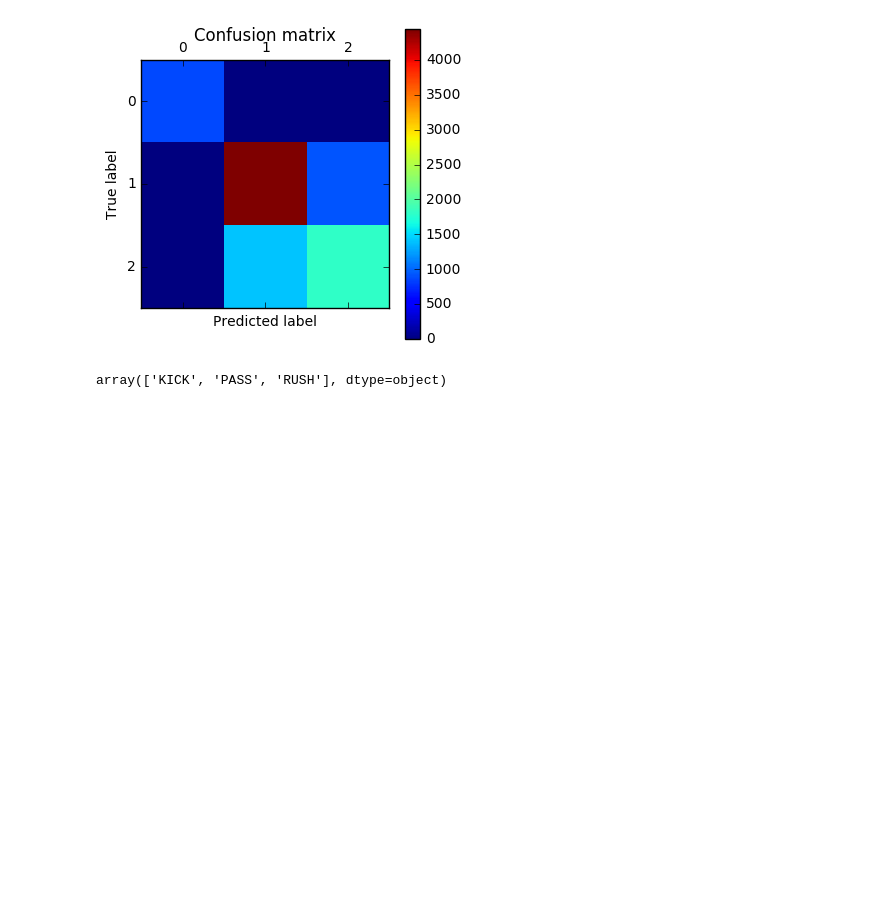
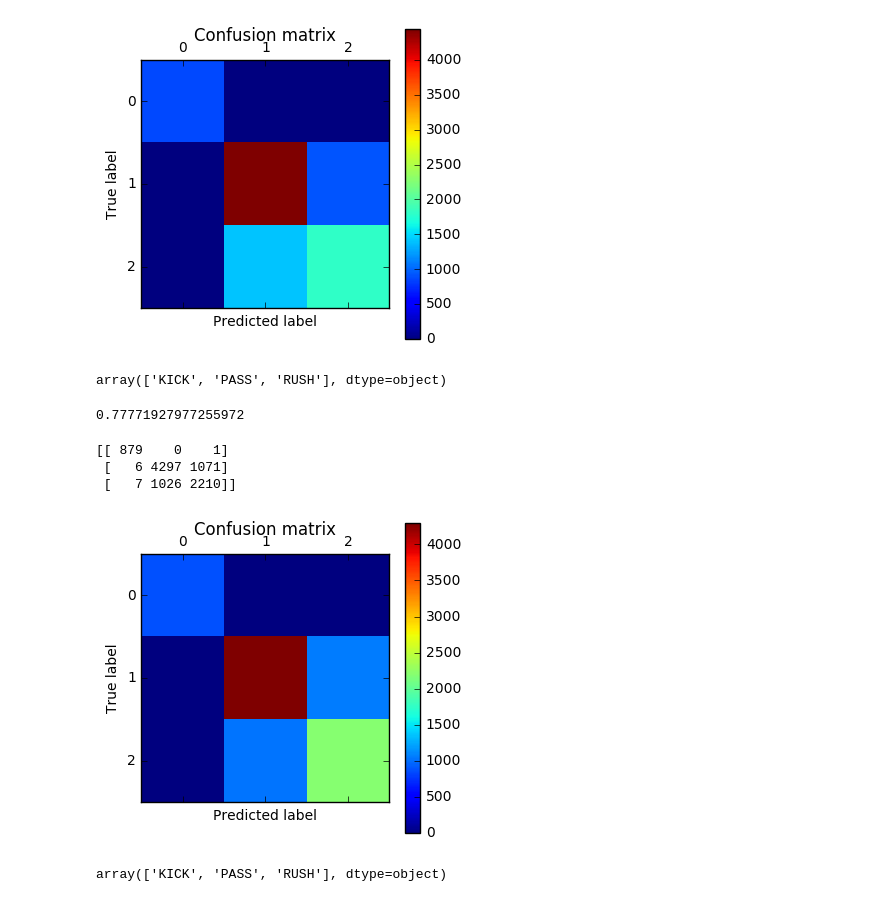
Before and after one commit to zreyn/nfl, a Jupyter notebook: nfl-eda.ipynb, the cells around one changed output. Saved outputs shown, nothing was run; the diff lists cells and outputs as text; code cells hidden in the pictures; blank space fills up the shorter version.

```diff
--- a/nfl-eda.ipynb
+++ b/nfl-eda.ipynb
@@ -28,6 +26,6 @@ from sklearn.metrics import confusion_matrix
 
 %matplotlib inline
 # %%
-pbp2015 = pd.read_csv('pbp-2015.csv')
-pbp2014 = pd.read_csv('pbp-2014.csv')
-#pbp2013 = pd.read_csv('pbp-2013.csv')
+#pbp2015 = pd.read_csv('data/pbp-2015.csv')
+#pbp2014 = pd.read_csv('data/pbp-2014.csv')
+pbp2013 = pd.read_csv('data/pbp-2013.csv')
@@ -370,3 +370,23 @@ plot_confusion_matrix(confusion_matrix(y_test, y_pred))
 rf.classes_
 # %% [output]
 array(['KICK', 'PASS', 'RUSH'], dtype=object)
+# %%
+# gradient boosting classifier
+gbc = GradientBoostingClassifier()
+gbc.fit(X_train, y_train)
+y_pred = gbc.predict(X_test)
+# %%
+gbc.score(X_test, y_test)
+# %% [output]
+0.77771927977255972
+# %%
+plot_confusion_matrix(confusion_matrix(y_test, y_pred))
+# %% [output]
+[[ 879    0    1]
+ [   6 4297 1071]
+ [   7 1026 2210]]
+[figure, added]
+# %%
+gbc.classes_
+# %% [output]
+array(['KICK', 'PASS', 'RUSH'], dtype=object)
```
Also changed, not shown: parts of 2 cells of this notebook, 13 other files.
